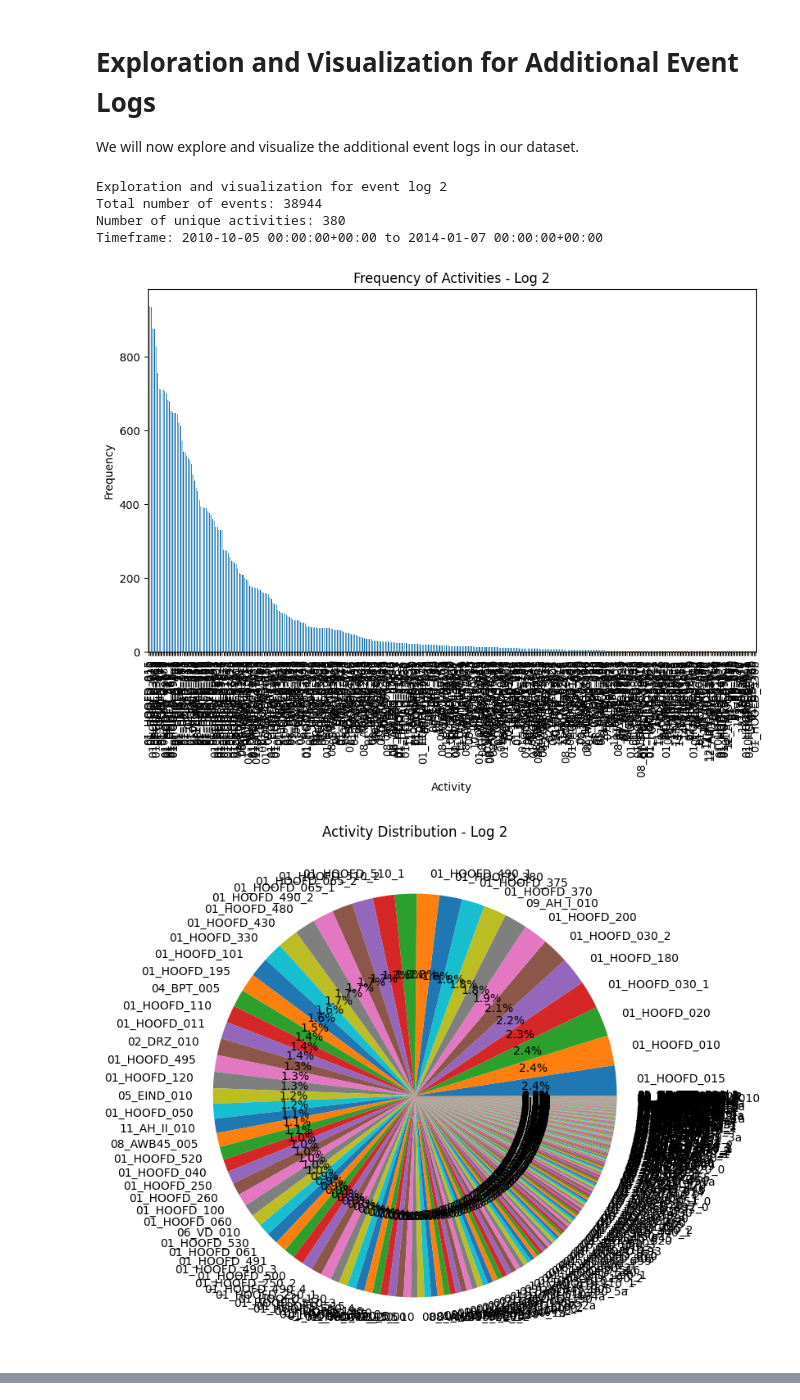
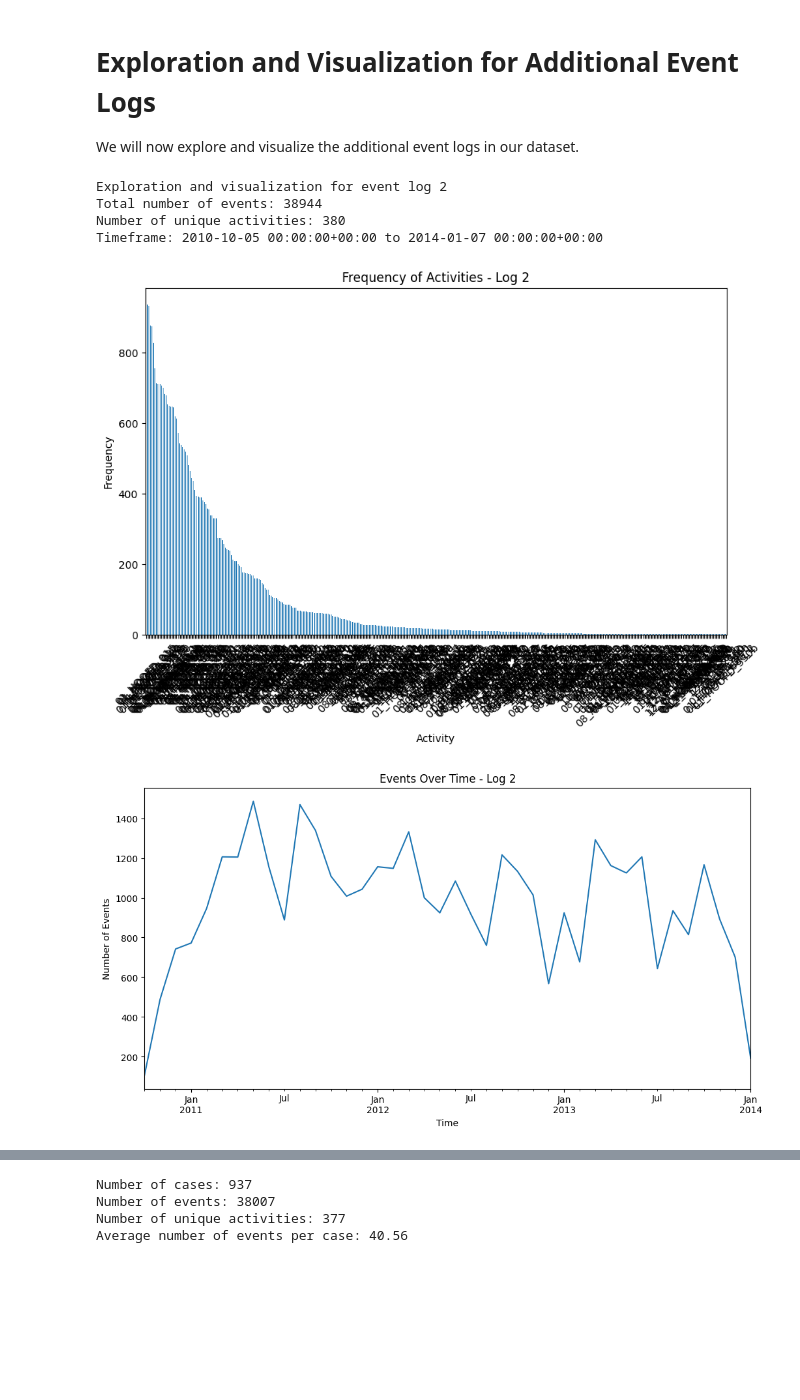
Before and after one commit to collinleiber/LMU_Master_Practical_SoSe24, a Jupyter notebook: practical/ProcessMining/group1/task5/0_data-exploration.ipynb, the cells around one changed output, grey strips where cells are left out. Saved outputs shown, nothing was run; the diff lists cells and outputs as text; code cells hidden in the pictures; blank space fills up the shorter version.

Commit message:
more data analysis

```diff
--- a/practical/ProcessMining/group1/task5/0_data-exploration.ipynb
+++ b/practical/ProcessMining/group1/task5/0_data-exploration.ipynb
@@ -91,0 +95,10 @@ plt.show()
+# %%
+# Case Duration Analysis
+case_duration = df.groupby('case:concept:name')['time:timestamp'].apply(lambda x: (x.max() - x.min()).total_seconds())
+
+plt.figure(figsize=(14, 8))
+plt.hist(case_duration, bins=50, color='skyblue')
+plt.title('Distribution of Case Durations')
+plt.xlabel('Duration (seconds)')
+plt.ylabel('Number of Cases')
+plt.show()
@@ -93,8 +131,10 @@ plt.show()
 # Exploration and Visualization for Additional Event Logs
 We will now explore and visualize the additional event logs in our dataset.
 # %%
+# Exploration and Visualization for Additional Event Logs
 for i, df in enumerate(dataframes[1:], start=2):
     print(f"\nExploration and visualization for event log {i}")
+
     # Event Count
     total_events = df.shape[0]
     print(f"Total number of events: {total_events}")
@@ -103,40 +143,70 @@ for i, df in enumerate(dataframes[1:], start=2):
     unique_activities = df['concept:name'].nunique()
     print(f"Number of unique activities: {unique_activities}")
 
     # Timeframe
     df['time:timestamp'] = pd.to_datetime(df['time:timestamp'])
     timeframe_start = df['time:timestamp'].min()
     timeframe_end = df['time:timestamp'].max()
     print(f"Timeframe: {timeframe_start} to {timeframe_end}")
 
     # Bar Chart for Activity Frequency
     activity_counts = df['concept:name'].value_counts()
     plt.figure(figsize=(10, 6))
     activity_counts.plot(kind='bar')
     plt.title(f'Frequency of Activities - Log {i}')
     plt.xlabel('Activity')
     plt.ylabel('Frequency')
-    plt.show()
-
-    # Pie Chart for Activity Distribution
-    plt.figure(figsize=(8, 8))
-    activity_counts.plot(kind='pie', autopct='%1.1f%%')
-    plt.title(f'Activity Distribution - Log {i}')
-    plt.ylabel('')
+    plt.xticks(rotation=45)
     plt.show()
 
     # Line Chart for Events Over Time
-    events_over_time = df.resample('ME', on='time:timestamp').size()  # Updated 'M' to 'ME'
+    events_over_time = df.resample('ME', on='time:timestamp').size()
     plt.figure(figsize=(12, 6))
     events_over_time.plot(kind='line')
     plt.title(f'Events Over Time - Log {i}')
     plt.xlabel('Time')
     plt.ylabel('Number of Events')
     plt.show()
+
+    # Activity Duration Analysis
+    df['end_timestamp'] = df.groupby('case:concept:name')['time:timestamp'].shift(-1)
+    df['duration'] = (df['end_timestamp'] - df['time:timestamp']).dt.total_seconds()
+
+    df.dropna(subset=['duration'], inplace=True)
+    activity_duration = df.groupby('concept:name')['duration'].mean().sort_values()
+
+    plt.figure(figsize=(14, 8))
+    activity_duration.plot(kind='bar')
+    plt.title(f'Average Duration of Activities - Log {i}')
+    plt.xlabel('Activity')
+    plt.ylabel('Average Duration (seconds)')
+    plt.xticks(rotation=45)
+    plt.show()
+
+    # Case Duration Analysis
+    case_duration = df.groupby('case:concept:name')['time:timestamp'].apply(lambda x: (x.max() - x.min()).total_seconds())
+
+    plt.figure(figsize=(14, 8))
+    plt.hist(case_duration, bins=50, color='skyblue')
+    plt.title(f'Distribution of Case Durations - Log {i}')
+    plt.xlabel('Duration (seconds)')
+    plt.ylabel('Number of Cases')
+    plt.show()
+
+    # Event Log Summary Statistics
+    num_cases = df['case:concept:name'].nunique()
+    num_events = df.shape[0]
+    num_activities = df['concept:name'].nunique()
+    avg_events_per_case = df.groupby('case:concept:name').size().mean()
+
+    print(f"Number of cases: {num_cases}")
+    print(f"Number of events: {num_events}")
+    print(f"Number of unique activities: {num_activities}")
+    print(f"Average number of events per case: {avg_events_per_case:.2f}")
 # %% [output]
 Exploration and visualization for event log 2
 Total number of events: 38944
 Number of unique activities: 380
 Timeframe: 2010-10-05 00:00:00+00:00 to 2014-01-07 00:00:00+00:00
-[figure, old version]
+[figure, new version]
-[figure, old version]
+[figure, new version]
@@ -143,0 +215,4 @@ Timeframe: 2010-10-05 00:00:00+00:00 to 2014-01-07 00:00:00+00:00
+Number of cases: 937
+Number of events: 38007
+Number of unique activities: 377
+Average number of events per case: 40.56
```
Also changed, not shown: parts of 7 cells of this notebook, 1 other file.
